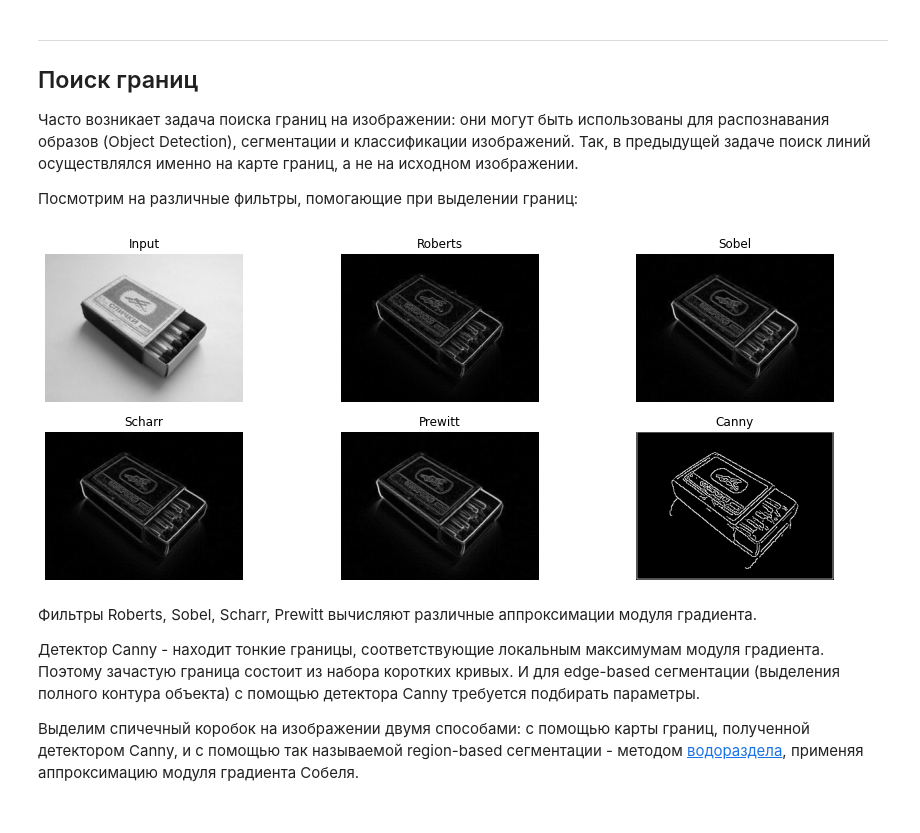
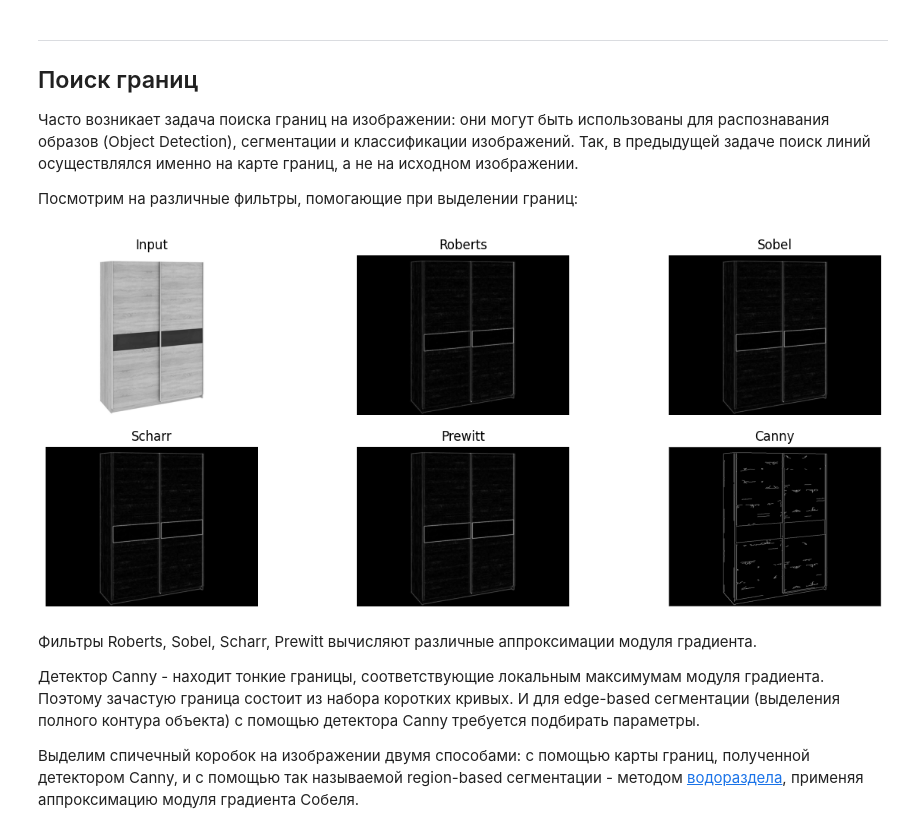
Before and after one commit to naschastliv/sem_gap_second, a Jupyter notebook: second_image_processing.ipynb, the cells around one changed output. Cells and saved outputs as stored; diff of their text form; code cells hidden in the pictures.

```diff
--- a/second_image_processing.ipynb
+++ b/second_image_processing.ipynb
@@ -143,19 +148,19 @@ add_to_answer(
 Посмотрим на различные фильтры, помогающие при выделении границ:
 # %%
 # детекторы границ по умолчанию работают с одним каналом, поэтому используем rgb2gray
-matchbox = rgb2gray(imread(os.path.join("images", "matchbox.jpg")))
+matchbox = rgb2gray(imread(os.path.join("images", "shalom.jpg")))
 
 fig, ax = plt.subplots(2, 3, figsize=(15, 6))
 ax[0, 0].imshow(matchbox, cmap='gray')
 ax[0, 1].imshow(roberts(matchbox), cmap='gray')
 ax[0, 2].imshow(sobel(matchbox), cmap='gray')
 ax[1, 0].imshow(scharr(matchbox), cmap='gray')
 ax[1, 1].imshow(prewitt(matchbox), cmap='gray')
 ax[1, 2].imshow(canny(matchbox), cmap='gray')
 for i, title in enumerate(["Input", "Roberts", "Sobel", "Scharr", "Prewitt", "Canny"]): ax.flatten()[i].set_title(title)
 for i in range(6): ax.flatten()[i].set_axis_off()
 # %% [output]
-[figure, old version]
+[figure, new version]
 # %% [markdown]
 Фильтры Roberts, Sobel, Scharr, Prewitt вычисляют различные аппроксимации модуля градиента.
 
```
Also changed, not shown: parts of 6 cells of this notebook, 14 other files.
